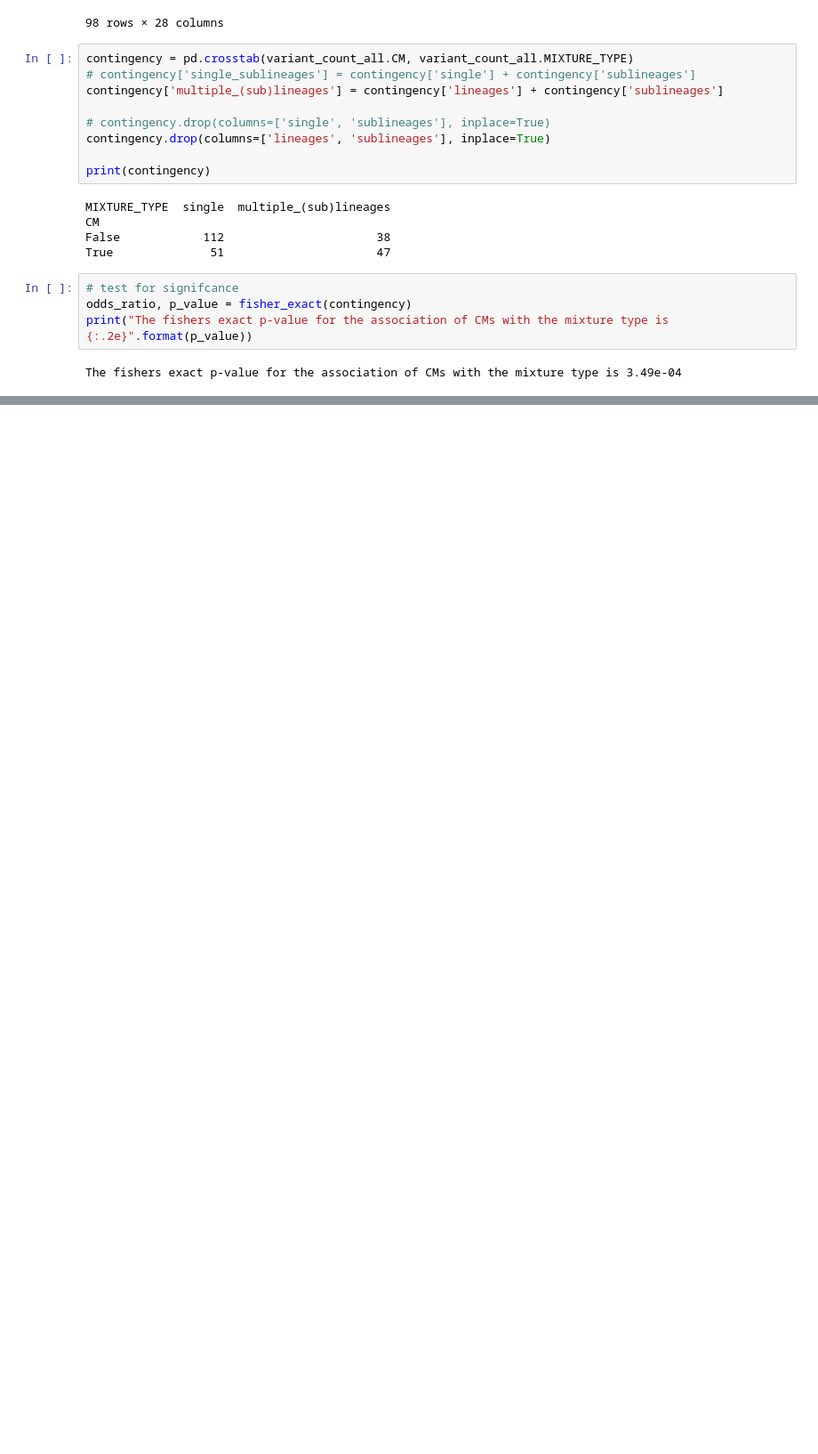
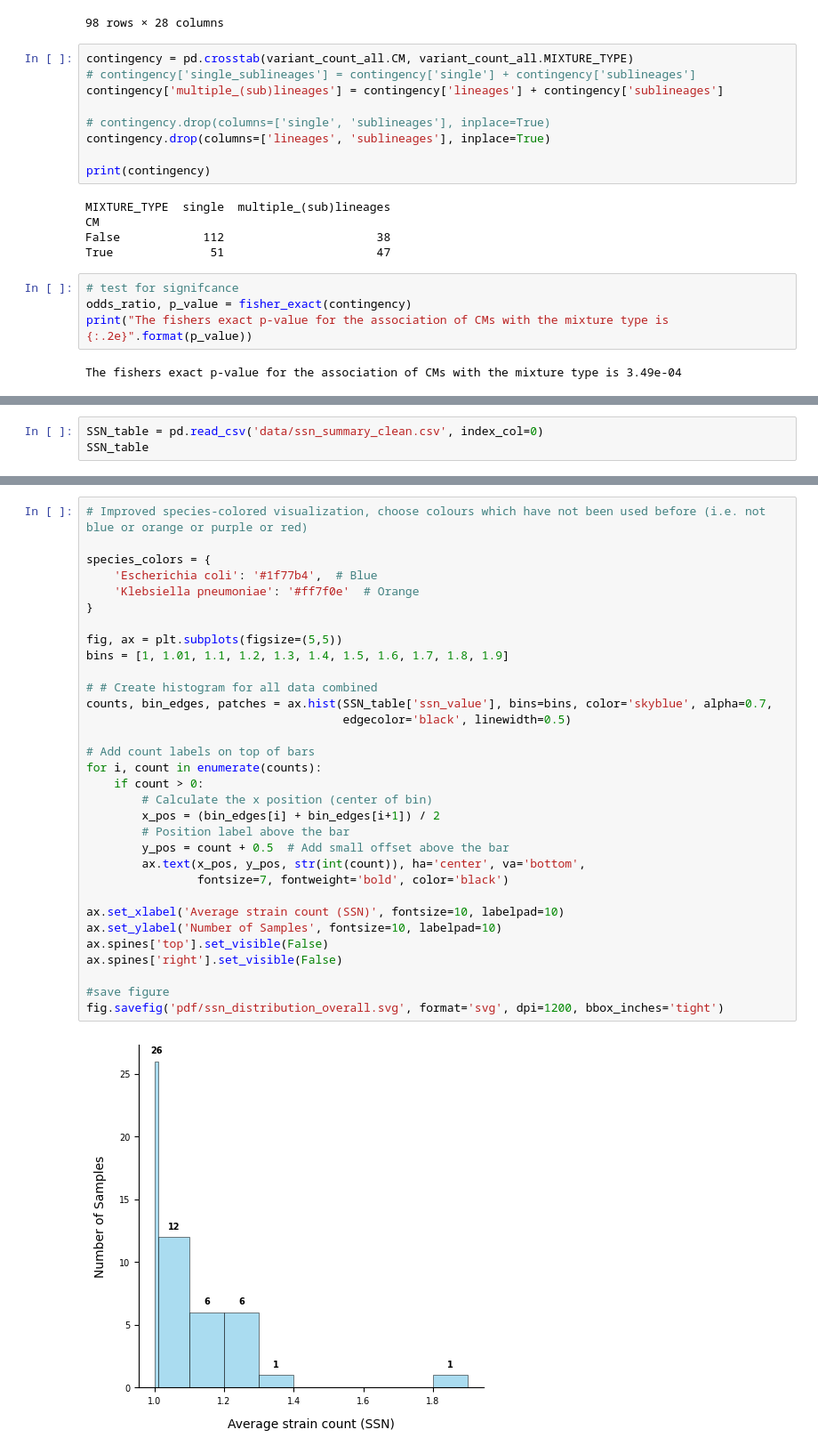
Before and after one commit to viktoria023/thesis-repository, a Jupyter notebook: tuberculosis-RNAP-subpopulations/analysis_refactored.ipynb, the cells around one changed output, grey strips where cells are left out. Shown at 89% size. Drawn from its saved outputs; the diff is of its cells as text; blank space fills up the shorter version.

Commit message:
include figures for metagenomics strain haplotyping

```diff
--- a/tuberculosis-RNAP-subpopulations/analysis_refactored.ipynb
+++ b/tuberculosis-RNAP-subpopulations/analysis_refactored.ipynb
@@ -1569,0 +1617,3 @@ Testing phasing for all 85 heterogeneous samples with multiple (sub)lineages
+# %%
+SSN_table = pd.read_csv('data/ssn_summary_clean.csv', index_col=0)
+SSN_table
@@ -1569,0 +1639,34 @@ Testing phasing for all 85 heterogeneous samples with multiple (sub)lineages
+# %%
+# Improved species-colored visualization, choose colours which have not been used before (i.e. not blue or orange or purple or red)
+
+species_colors = {
+    'Escherichia coli': '#1f77b4',  # Blue
+    'Klebsiella pneumoniae': '#ff7f0e'  # Orange
+}
+
+fig, ax = plt.subplots(figsize=(5,5))
+bins = [1, 1.01, 1.1, 1.2, 1.3, 1.4, 1.5, 1.6, 1.7, 1.8, 1.9]
+
+# # Create histogram for all data combined
+counts, bin_edges, patches = ax.hist(SSN_table['ssn_value'], bins=bins, color='skyblue', alpha=0.7,
+                                     edgecolor='black', linewidth=0.5)
+
+# Add count labels on top of bars
+for i, count in enumerate(counts):
+    if count > 0:
+        # Calculate the x position (center of bin)
+        x_pos = (bin_edges[i] + bin_edges[i+1]) / 2
+        # Position label above the bar
+        y_pos = count + 0.5  # Add small offset above the bar
+        ax.text(x_pos, y_pos, str(int(count)), ha='center', va='bottom',
+                fontsize=7, fontweight='bold', color='black')
+
+ax.set_xlabel('Average strain count (SSN)', fontsize=10, labelpad=10)
+ax.set_ylabel('Number of Samples', fontsize=10, labelpad=10)
+ax.spines['top'].set_visible(False)
+ax.spines['right'].set_visible(False)
+
+#save figure
+fig.savefig('pdf/ssn_distribution_overall.svg', format='svg', dpi=1200, bbox_inches='tight')
+# %% [output]
+[figure, added]
```
Also changed, not shown: parts of 12 cells of this notebook.
